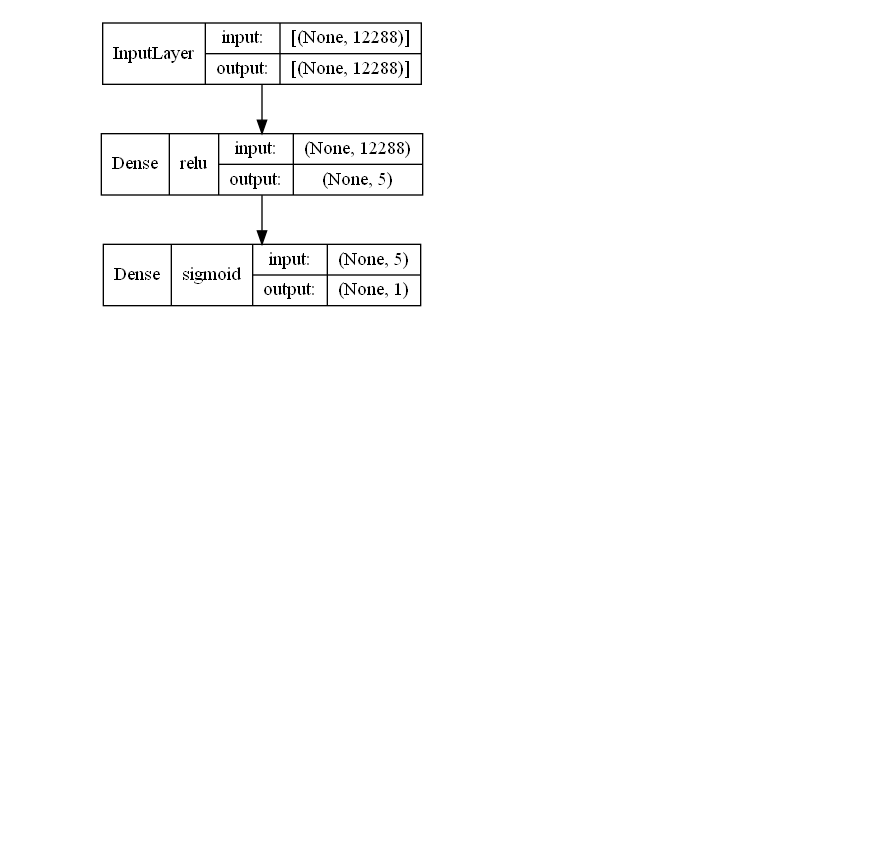
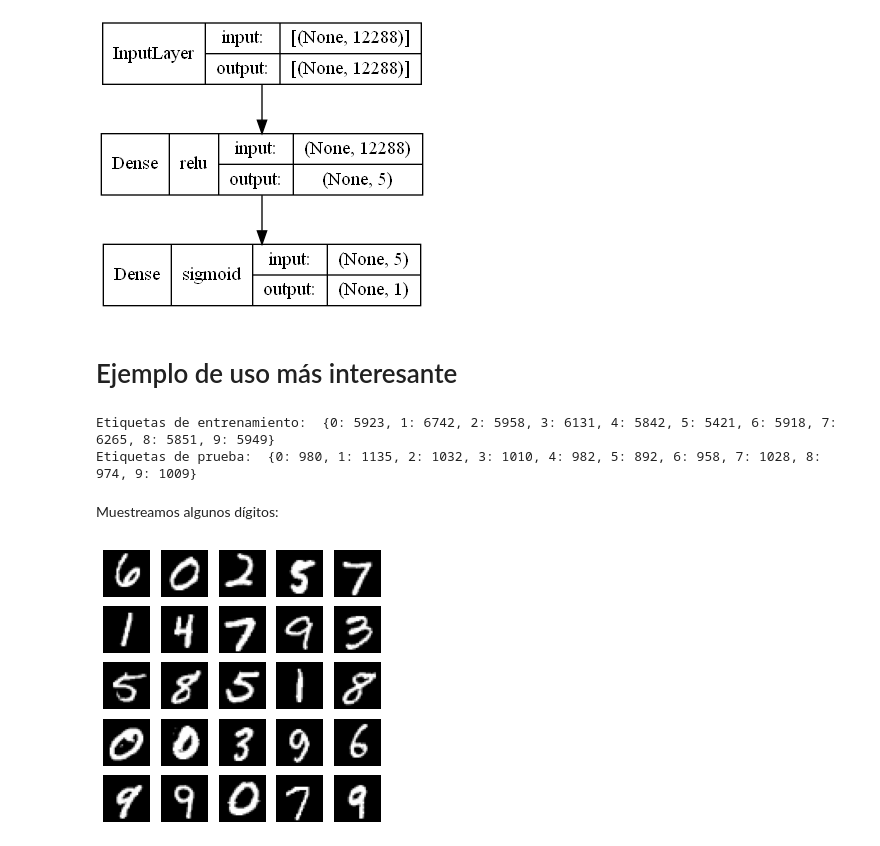
Before and after one commit to DiploDatos/AprendizajeSupervisado, a Jupyter notebook: Teórico/demo_10_neural_networks.ipynb, the cells around one changed output. Drawn from its saved outputs; the diff is of its cells as text; code cells hidden in the pictures; blank space fills up the shorter version.

```diff
--- a/Teórico/demo_10_neural_networks.ipynb
+++ b/Teórico/demo_10_neural_networks.ipynb
@@ -366,3 +366,5 @@ show_layer_names=False,
 show_layer_activations=True)
 # %% [output]
 [figure]
+# %% [markdown]
+# Ejemplo de uso más interesante
@@ -368,0 +377,28 @@ show_layer_activations=True)
+# %%
+# cargamos el conjunto de datos
+(x_train, y_train),(x_test, y_test) = mnist.load_data()
+unique, counts = np.unique(y_train, return_counts=True)
+print("Etiquetas de entrenamiento: ", dict(zip(unique, counts)))
+unique, counts = np.unique(y_test, return_counts=True)
+print("Etiquetas de prueba: ", dict(zip(unique, counts)))
+# %% [output]
+Etiquetas de entrenamiento:  {0: 5923, 1: 6742, 2: 5958, 3: 6131, 4: 5842, 5: 5421, 6: 5918, 7: 6265, 8: 5851, 9: 5949}
+Etiquetas de prueba:  {0: 980, 1: 1135, 2: 1032, 3: 1010, 4: 982, 5: 892, 6: 958, 7: 1028, 8: 974, 9: 1009}
+# %% [markdown]
+Muestreamos algunos dígitos:
+# %%
+cantidad = 25
+indexes = np.random.randint(0, x_train.shape[0], size=cantidad)
+images = x_train[indexes]
+labels = y_train[indexes]
+
+plt.figure(figsize=(5,5))
+for i in range(len(indexes)):
+    plt.subplot(5, 5, i + 1)
+    image = images[i]
+    plt.imshow(image, cmap='gray')
+    plt.axis('off')
+
+plt.show()
+# %% [output]
+[figure, added]
```
Also changed, not shown: parts of 27 cells of this notebook, 1 other file.
